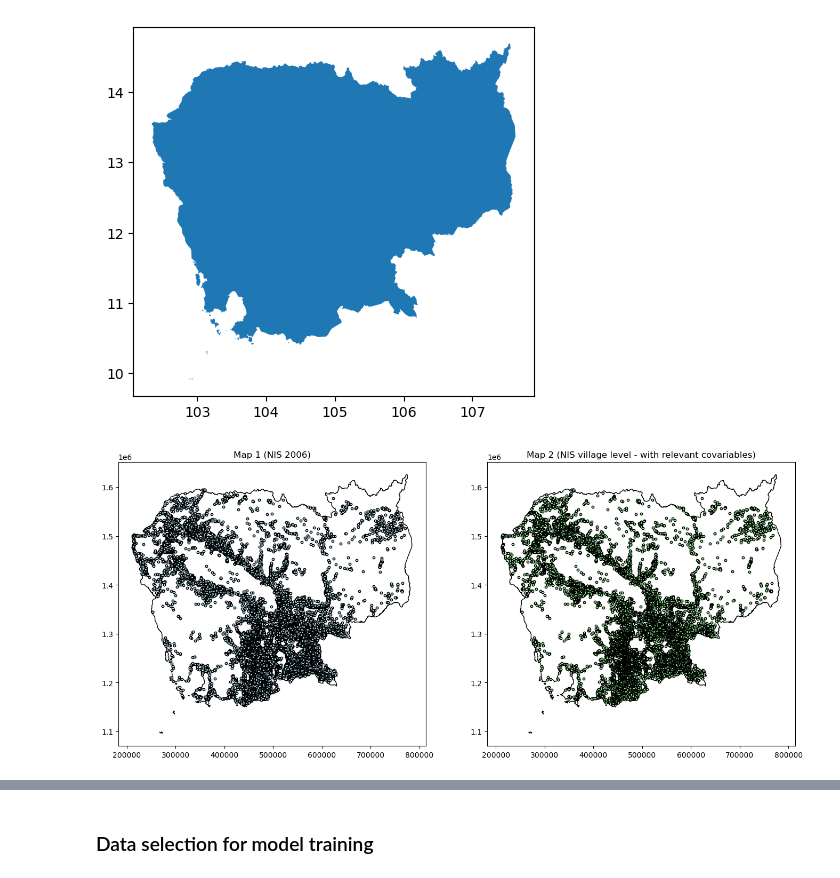
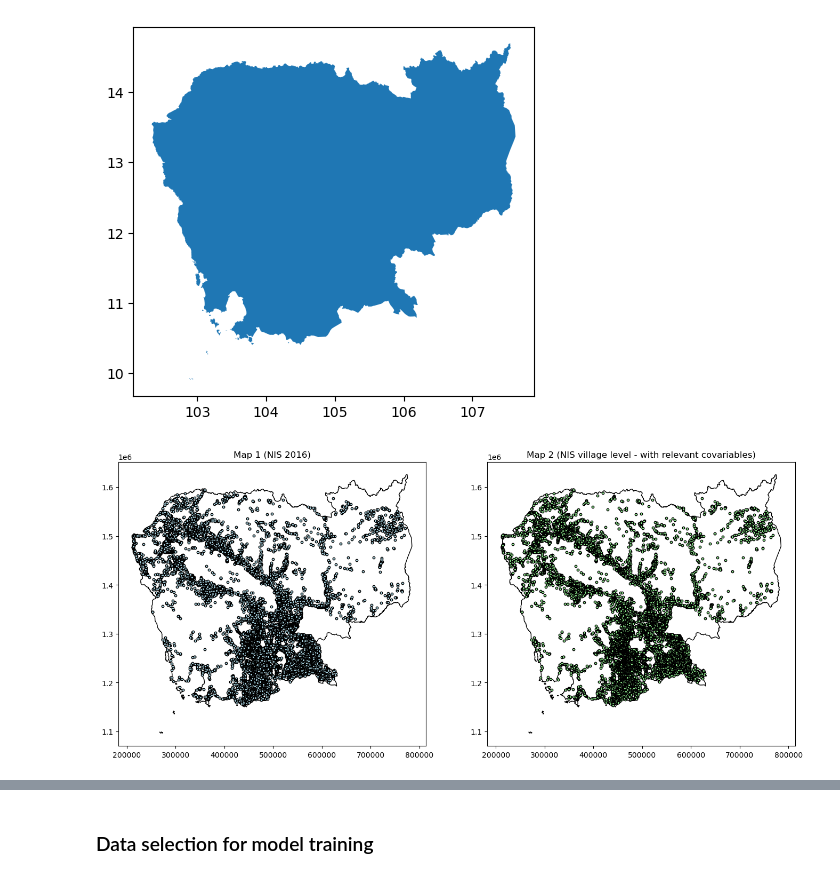
Before and after one commit to sig-gis/dises-sae, a Jupyter notebook: 5-SAE-SEM.ipynb, the cells around one changed output, grey strips where cells are left out. Drawn from its saved outputs; the diff is of its cells as text; code cells hidden in the pictures.

```diff
--- a/5-SAE-SEM.ipynb
+++ b/5-SAE-SEM.ipynb
@@ -94,22 +94,22 @@ EPSG:32648
 # %%
 
 # Comparison map of geographic unities
 fig, axes = plt.subplots(1, 2, figsize=(14, 6))
 
 #Map 1: NIS geographical units
 KHM.plot(ax=axes[0], facecolor='white', edgecolor='black', alpha=1)
 nis06.plot(ax=axes[0], color='lightblue', edgecolor='black', markersize=10)
-axes[0].set_title('Map 1 (NIS 2006)')
+axes[0].set_title('Map 1 (NIS 2016)')
 
 #Map 2: Geographical units after relevant covariable selection
 KHM.plot(ax=axes[1], facecolor='white', edgecolor='black', alpha=1)
 gdf.plot(ax=axes[1], color='lightgreen', edgecolor='black', markersize=10)
 axes[1].set_title('Map 2 (NIS village level - with relevant covariables)')
 
 plt.tight_layout()
 plt.show()
 # %% [output]
-[figure, old version]
+[figure, new version]
 # %%
 #Check for NA's in relevant covariates
 gdf.isna().sum()
```
Also changed, not shown: parts of 44 cells of this notebook, 4 other files.
